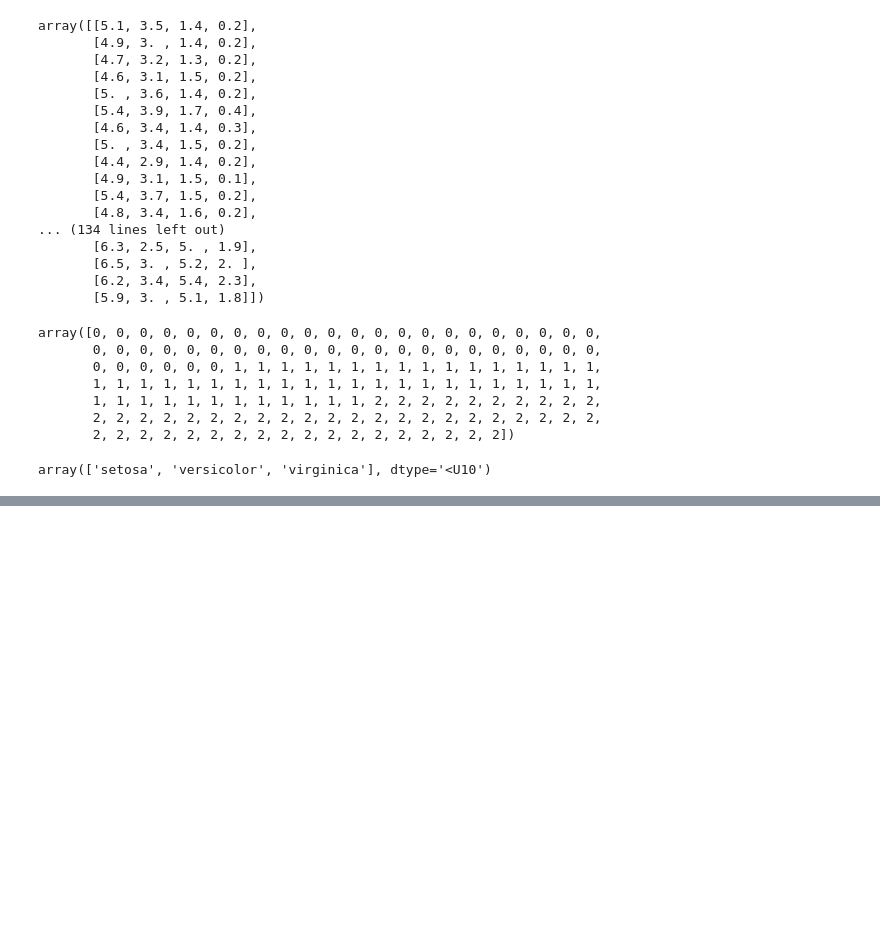
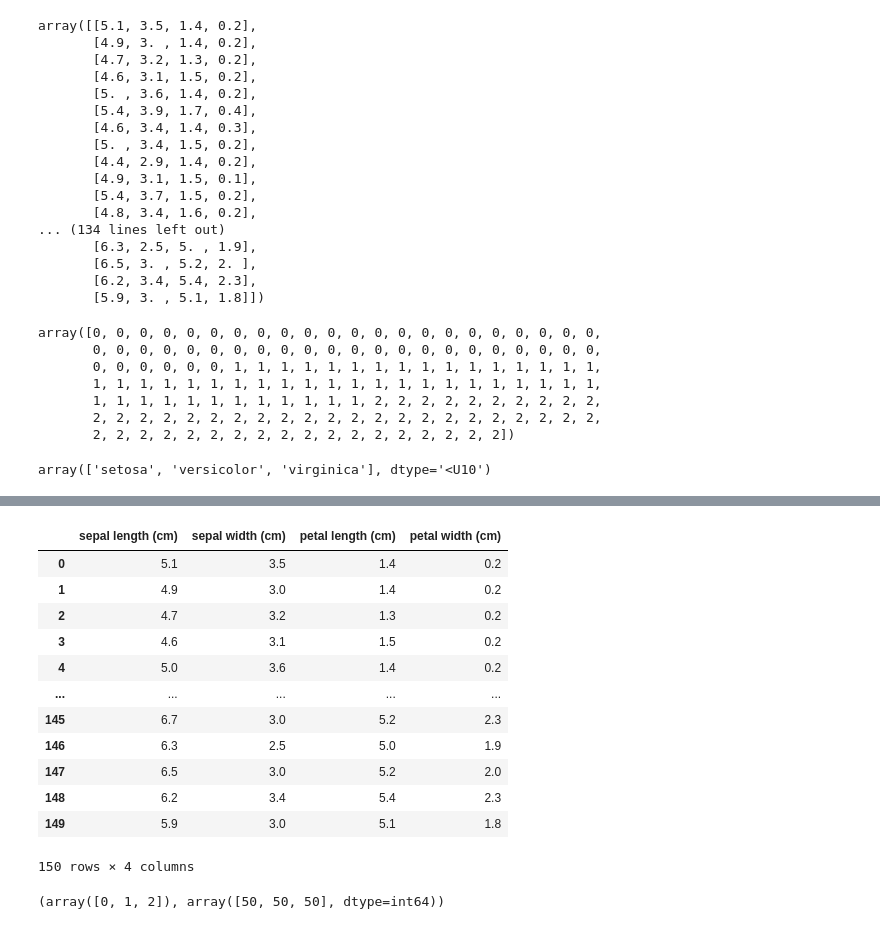
Before and after one commit to Yuni00ni/ML, a Jupyter notebook: 머신러닝/ex02. KNN 분류 실습(iris 데이터).ipynb, the cells around one changed output, grey strips where cells are left out. Drawn from its saved outputs; the diff is of its cells as text; code cells hidden in the pictures; blank space fills up the shorter version.

```diff
--- a/머신러닝/ex02. KNN 분류 실습(iris 데이터).ipynb
+++ b/머신러닝/ex02. KNN 분류 실습(iris 데이터).ipynb
@@ -168,0 +205,30 @@ array(['setosa', 'versicolor', 'virginica'], dtype='<U10')
+# %%
+# iris 데이터 DataFrame(2차원)으로 만들어주기
+iris_df = pd.DataFrame(iris_data['data'], columns = iris_data['feature_names'])
+iris_df
+# %% [output]
+|  | sepal length (cm) | sepal width (cm) | petal length (cm) | petal width (cm) |
+| 0 | 5.1 | 3.5 | 1.4 | 0.2 |
+| 1 | 4.9 | 3.0 | 1.4 | 0.2 |
+| 2 | 4.7 | 3.2 | 1.3 | 0.2 |
+| 3 | 4.6 | 3.1 | 1.5 | 0.2 |
+| 4 | 5.0 | 3.6 | 1.4 | 0.2 |
+| ... | ... | ... | ... | ... |
+| 145 | 6.7 | 3.0 | 5.2 | 2.3 |
+| 146 | 6.3 | 2.5 | 5.0 | 1.9 |
+| 147 | 6.5 | 3.0 | 5.2 | 2.0 |
+| 148 | 6.2 | 3.4 | 5.4 | 2.3 |
+| 149 | 5.9 | 3.0 | 5.1 | 1.8 |
+150 rows × 4 columns
+# %%
+# 문제(X)와 답(y) 변수 정리
+X = iris_df
+y = iris_data['target']
+y
+
+# 데이터의 균형 확인 -> 다양성이 보장 되어야 높은 정확도의 모델을 만들 수 있기 때문
+# np.unique() : 중복없이 값을 확인하는 함수
+# return_counts = True : 각각의 카테고리가 몇 개 씩인지 알려줌
+np.unique(y, return_counts = True)
+# %% [output]
+(array([0, 1, 2]), array([50, 50, 50], dtype=int64))
```
Also changed, not shown: parts of 5 cells of this notebook.
